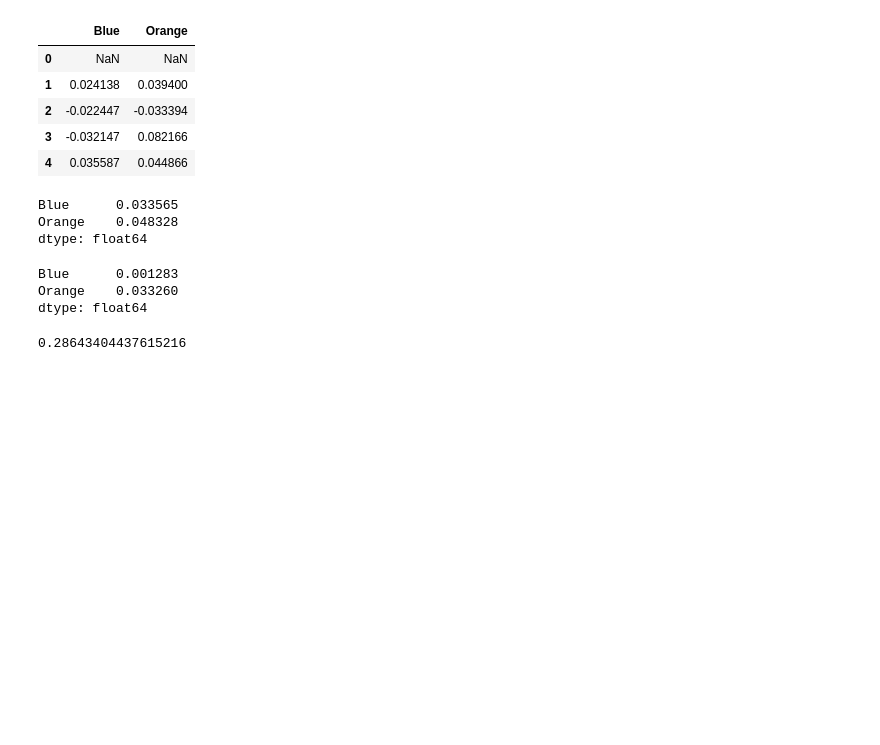
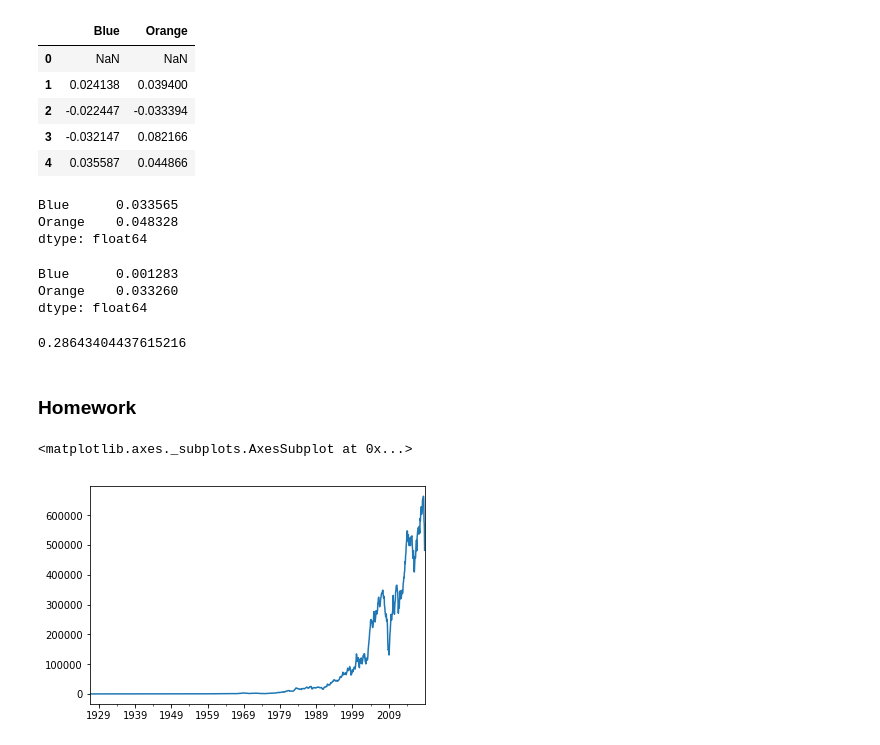
Before and after one commit to allaccountstaken/risk_toolkit, a Jupyter notebook: return.ipynb, the cells around one changed output. Drawn from its saved outputs; the diff is of its cells as text; code cells hidden in the pictures; blank space fills up the shorter version.

```diff
--- a/return.ipynb
+++ b/return.ipynb
@@ -54,3 +56,16 @@ rd = 0.001
 (1 + rd) ** 252 - 1
 # %% [output]
 0.28643404437615216
+# %% [markdown]
+### Homework
+# %%
+df = pd.read_csv('data/Portfolios_Formed_on_ME_monthly_EW.csv',
+                header =0, index_col = 0, parse_dates=True, na_values=-99.99)
+# %%
+df.index = pd.to_datetime(df.index, format="%Y%m")
+df.index = df.index.to_period('M')
+# %%
+((df['Lo 20'] / 100) + 1).cumprod().plot()
+# %% [output]
+<matplotlib.axes._subplots.AxesSubplot at 0x...>
+[figure, added]
```
Also changed, not shown: parts of 47 cells of this notebook, 1 other file.
